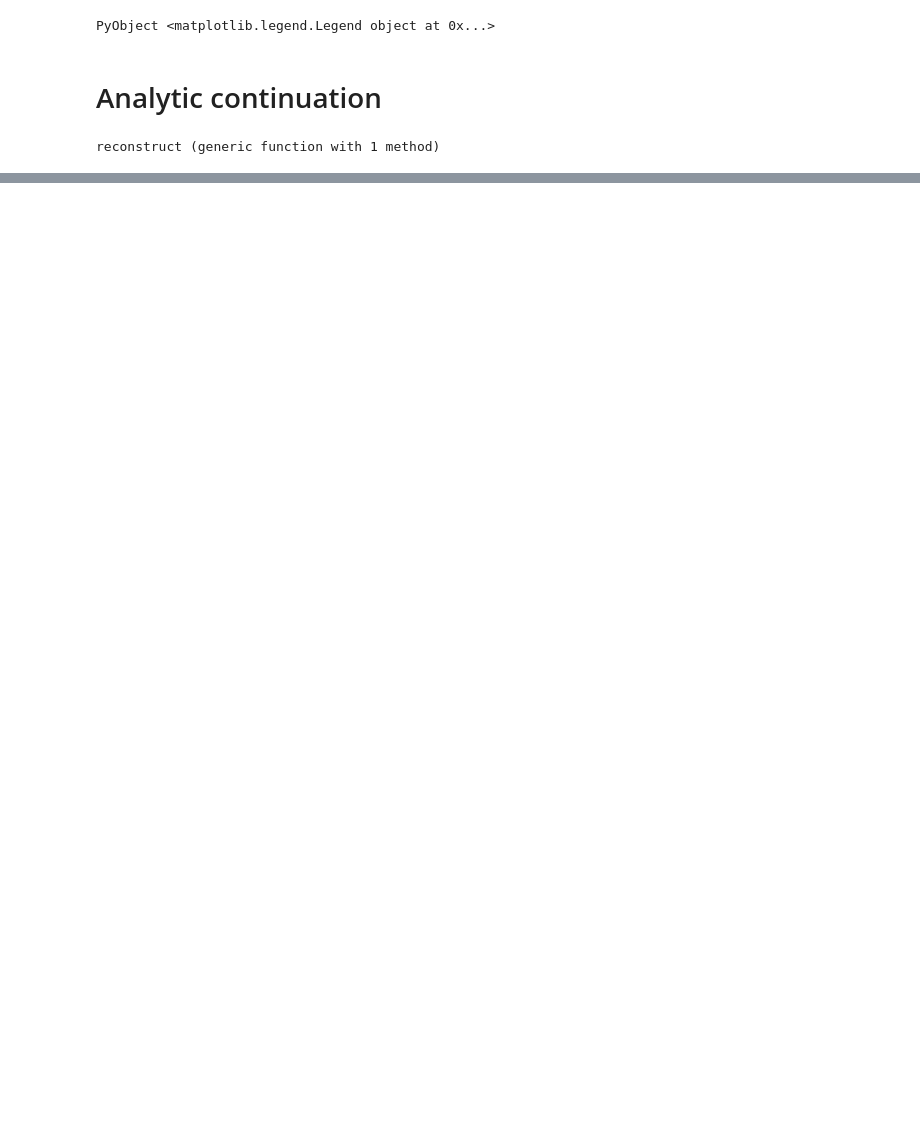
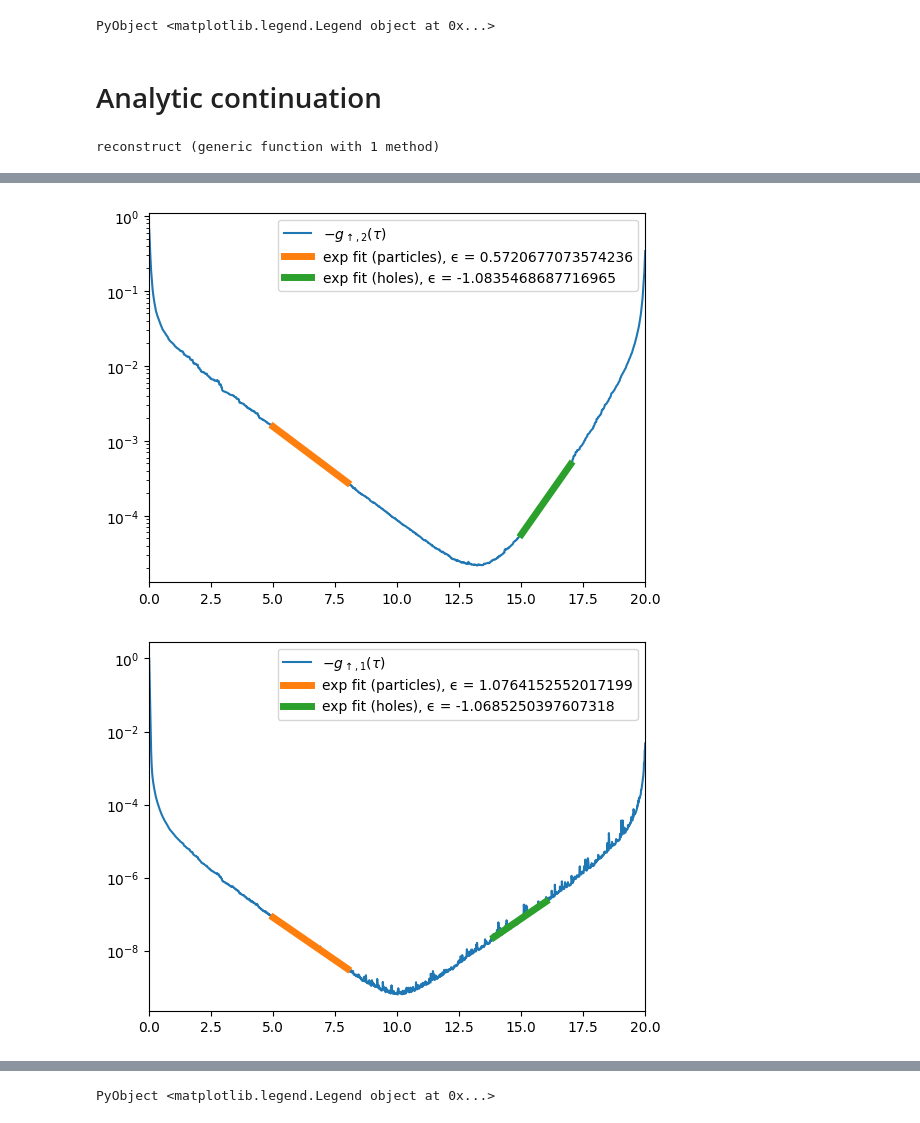
Before and after one commit to krivenko/QInchworm.jl, a Jupyter notebook: bench/ysr/post-processing.ipynb, the cells around one changed output, grey strips where cells are left out. Drawn from its saved outputs; the diff is of its cells as text; code cells hidden in the pictures; blank space fills up the shorter version.

```diff
--- a/bench/ysr/post-processing.ipynb
+++ b/bench/ysr/post-processing.ipynb
@@ -31,10 +7,10 @@ orders = [0, 1, 2]
 using LsqFit
 
 function fit_slope(τ, g_τ, τ_fit_min, τ_fit_max, ϵ0)
-    @. model(τ, p) = p[1] + p[2] * exp(-τ * p[3])
+    @. model(τ, p) = p[1] - τ * p[2]
     fit_range = findfirst(t -> t>=τ_fit_min, τ):findlast(t -> t<=τ_fit_max, τ)
     τ_fit = τ[fit_range]
-    fit = curve_fit(model, τ_fit, -g_τ[fit_range], [0.0, 1.0, ϵ0])
-    return τ_fit, model(τ[fit_range], coef(fit)), coef(fit)[3]
+    fit = curve_fit(model, τ_fit, log.(-g_τ[fit_range]), [1.0, ϵ0])
+    return τ_fit, exp.(model(τ[fit_range], coef(fit))), coef(fit)[2]
 end
 # %% [output]
@@ -268,0 +246,29 @@ Max discrepancy: 0.09018698603551789
+# %%
+plt.figure()
+g_τ = g_u2
+plt.semilogy(τ, -g_τ, label=raw"$-g_{\uparrow,2}(\tau)$")
+fit_τ_p, fit_p, ϵ_p = fit_slope(τ, g_τ, 5.0, 8.0, 1.0)
+plt.semilogy(fit_τ_p, fit_p, lw=5, label="exp fit (particles), ϵ = $(ϵ_p)")
+fit_τ_m, fit_m, ϵ_m = fit_slope(τ, g_τ, 15.0, 17.0, -1.1)
+plt.semilogy(fit_τ_m, fit_m, lw=5, label="exp fit (holes), ϵ = $(ϵ_m)")
+plt.xlim((0, τ[end]))
+plt.legend()
+
+plt.figure()
+g_τ = g_u1
+plt.plot(τ, -g_τ, label=raw"$-g_{\uparrow,1}(\tau)$")
+fit_τ_p, fit_p, ϵ_p = fit_slope(τ, g_τ, 5.0, 8.0, 1.0)
+plt.semilogy(fit_τ_p, fit_p, lw=5, label="exp fit (particles), ϵ = $(ϵ_p)")
+fit_τ_m, fit_m, ϵ_m = fit_slope(τ, g_τ, 13.9, 16.0, -1.0)
+plt.semilogy(fit_τ_m, fit_m, lw=5, label="exp fit (holes), ϵ = $(ϵ_m)")
+plt.xlim((0, τ[end]))
+plt.legend()
+
+plt.figure()
+plt.semilogy(τ, abs.(real(g_std_u1)), label=raw"$\uparrow,1$")
+plt.semilogy(τ, abs.(real(g_std_u2)), label=raw"$\uparrow,2$")
+plt.xlim((0, τ[end]));
+plt.legend()
+# %% [output]
+[figure, added]
+[figure, added]
@@ -268,0 +276 @@ Max discrepancy: 0.09018698603551789
+PyObject <matplotlib.legend.Legend object at 0x...>
```
Also changed, not shown: parts of 16 cells of this notebook.
